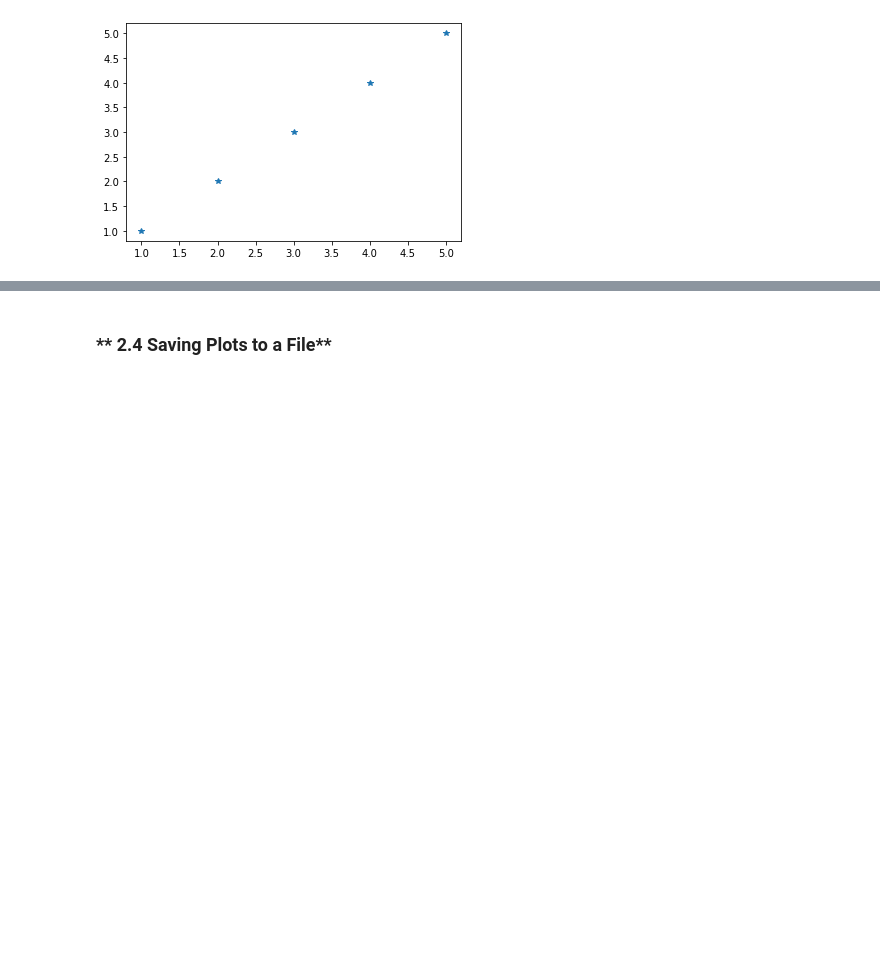
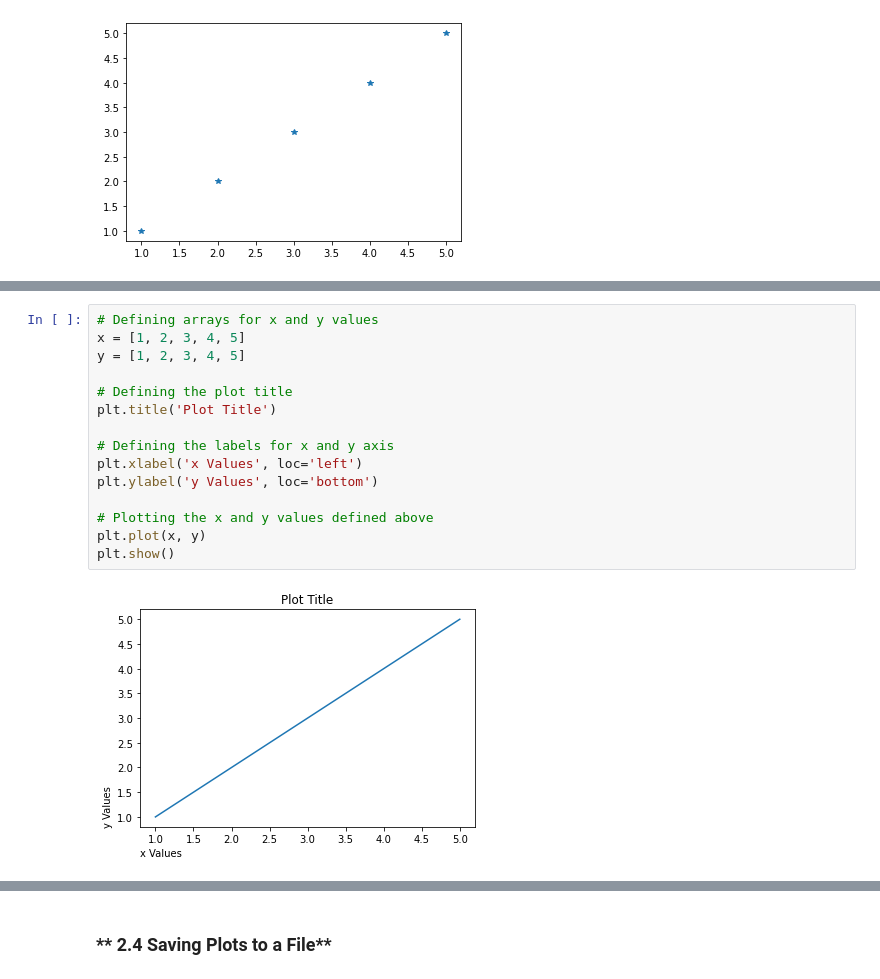
Before and after one commit to ssteffens/fundamentals-data-analysis-assessment, a Jupyter notebook: pyplot.ipynb, the cells around one changed output, grey strips where cells are left out. Drawn from its saved outputs; the diff is of its cells as text; blank space fills up the shorter version.

Commit message:
Pyplot - Part 2 Plot Formatting

```diff
--- a/pyplot.ipynb
+++ b/pyplot.ipynb
@@ -106,0 +136,17 @@ plt.plot(x, y, '*')
+# %%
+# Defining arrays for x and y values
+x = [1, 2, 3, 4, 5]
+y = [1, 2, 3, 4, 5]
+
+# Defining the plot title
+plt.title('Plot Title')
+
+# Defining the labels for x and y axis
+plt.xlabel('x Values', loc='left')
+plt.ylabel('y Values', loc='bottom')
+
+# Plotting the x and y values defined above
+plt.plot(x, y)
+plt.show()
+# %% [output]
+[figure, added]
```
Also changed, not shown: parts of 17 cells of this notebook.
